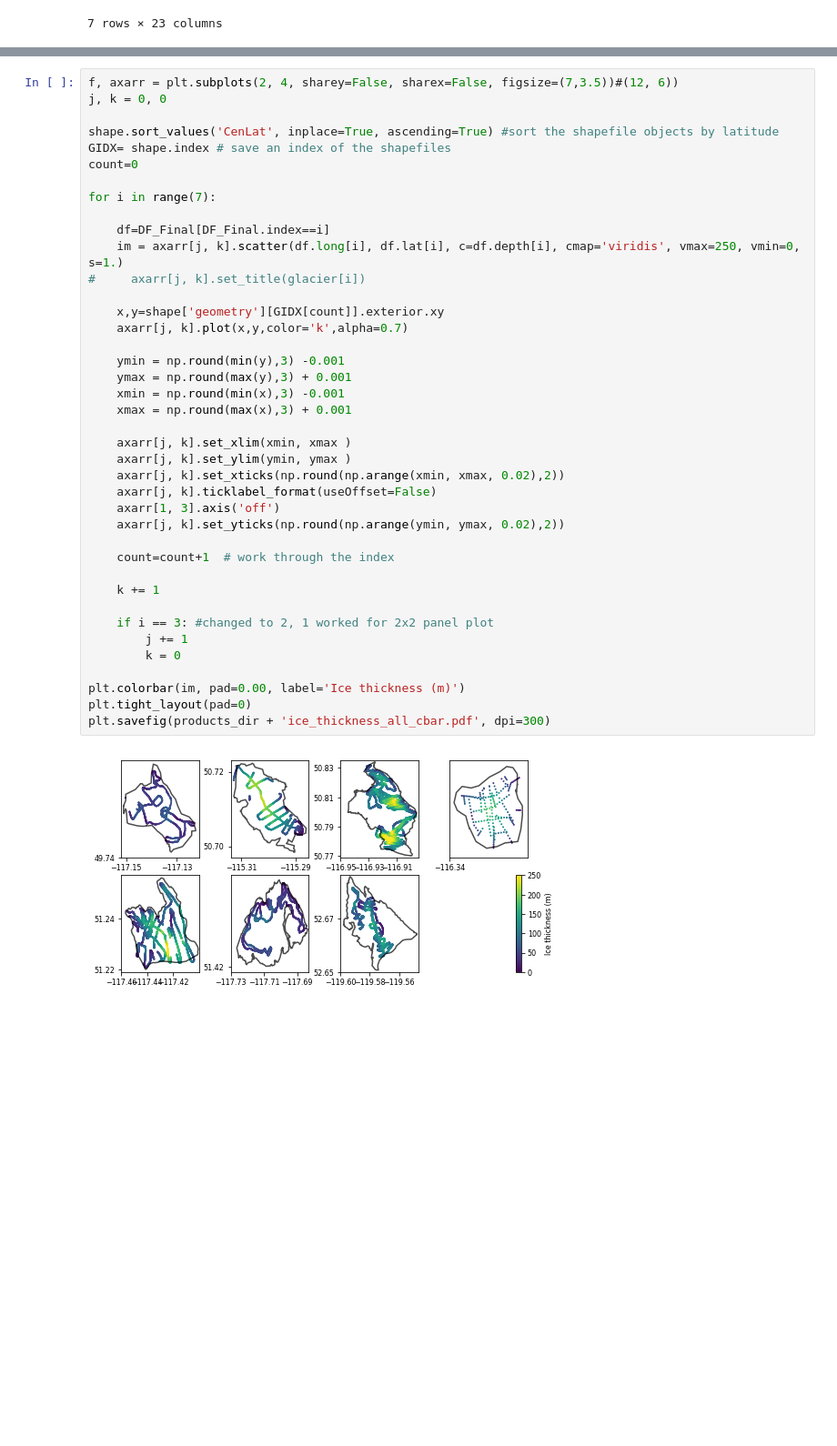
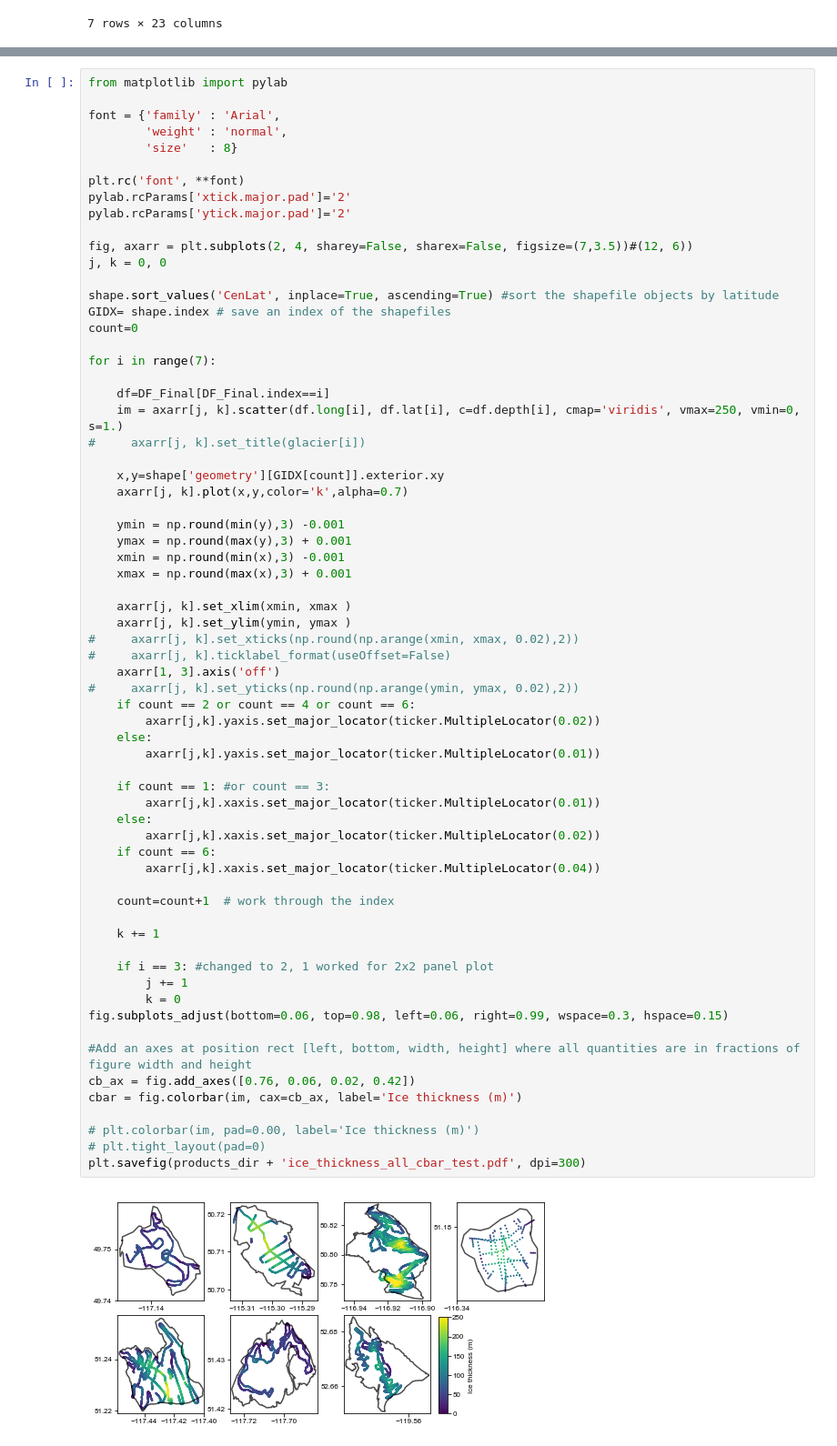
Before and after one commit to bpelto/OGGM-Columbia-Project, a Jupyter notebook: ice_thickness_plot.ipynb, the cells around one changed output, grey strips where cells are left out. Shown: that part at 91% size. Cells and saved outputs as stored; diff of their text form; blank space fills up the shorter version.

```diff
--- a/ice_thickness_plot.ipynb
+++ b/ice_thickness_plot.ipynb
@@ -130,42 +125,68 @@ plt.show()
 # %%
-f, axarr = plt.subplots(2, 4, sharey=False, sharex=False, figsize=(7,3.5))#(12, 6))
+from matplotlib import pylab
+
+font = {'family' : 'Arial',
+        'weight' : 'normal',
+        'size'   : 8}
+
+plt.rc('font', **font)
+pylab.rcParams['xtick.major.pad']='2'
+pylab.rcParams['ytick.major.pad']='2'
+
+fig, axarr = plt.subplots(2, 4, sharey=False, sharex=False, figsize=(7,3.5))#(12, 6))
 j, k = 0, 0
 
 shape.sort_values('CenLat', inplace=True, ascending=True) #sort the shapefile objects by latitude
 GIDX= shape.index # save an index of the shapefiles
 count=0
 
 for i in range(7):
 
     df=DF_Final[DF_Final.index==i]
     im = axarr[j, k].scatter(df.long[i], df.lat[i], c=df.depth[i], cmap='viridis', vmax=250, vmin=0, s=1.)
 #     axarr[j, k].set_title(glacier[i])
 
     x,y=shape['geometry'][GIDX[count]].exterior.xy
     axarr[j, k].plot(x,y,color='k',alpha=0.7)
 
     ymin = np.round(min(y),3) -0.001
     ymax = np.round(max(y),3) + 0.001
     xmin = np.round(min(x),3) -0.001
     xmax = np.round(max(x),3) + 0.001
 
     axarr[j, k].set_xlim(xmin, xmax )
     axarr[j, k].set_ylim(ymin, ymax )
-    axarr[j, k].set_xticks(np.round(np.arange(xmin, xmax, 0.02),2))
-    axarr[j, k].ticklabel_format(useOffset=False)
+#     axarr[j, k].set_xticks(np.round(np.arange(xmin, xmax, 0.02),2))
+#     axarr[j, k].ticklabel_format(useOffset=False)
     axarr[1, 3].axis('off')
-    axarr[j, k].set_yticks(np.round(np.arange(ymin, ymax, 0.02),2))
+#     axarr[j, k].set_yticks(np.round(np.arange(ymin, ymax, 0.02),2))
+    if count == 2 or count == 4 or count == 6:
+        axarr[j,k].yaxis.set_major_locator(ticker.MultipleLocator(0.02))
+    else:
+        axarr[j,k].yaxis.set_major_locator(ticker.MultipleLocator(0.01))
+
+    if count == 1: #or count == 3:
+        axarr[j,k].xaxis.set_major_locator(ticker.MultipleLocator(0.01))
+    else:
+        axarr[j,k].xaxis.set_major_locator(ticker.MultipleLocator(0.02))
+    if count == 6:
+        axarr[j,k].xaxis.set_major_locator(ticker.MultipleLocator(0.04))
 
     count=count+1  # work through the index
 
     k += 1
 
     if i == 3: #changed to 2, 1 worked for 2x2 panel plot
         j += 1
         k = 0
+fig.subplots_adjust(bottom=0.06, top=0.98, left=0.06, right=0.99, wspace=0.3, hspace=0.15)
 
-plt.colorbar(im, pad=0.00, label='Ice thickness (m)')
-plt.tight_layout(pad=0)
-plt.savefig(products_dir + 'ice_thickness_all_cbar.pdf', dpi=300)
+#Add an axes at position rect [left, bottom, width, height] where all quantities are in fractions of figure width and height
+cb_ax = fig.add_axes([0.76, 0.06, 0.02, 0.42])
+cbar = fig.colorbar(im, cax=cb_ax, label='Ice thickness (m)')
+
+# plt.colorbar(im, pad=0.00, label='Ice thickness (m)')
+# plt.tight_layout(pad=0)
+plt.savefig(products_dir + 'ice_thickness_all_cbar_test.pdf', dpi=300)
 # %% [output]
-[figure, old version]
+[figure, new version]
```
Also changed, not shown: parts of 5 cells of this notebook.
